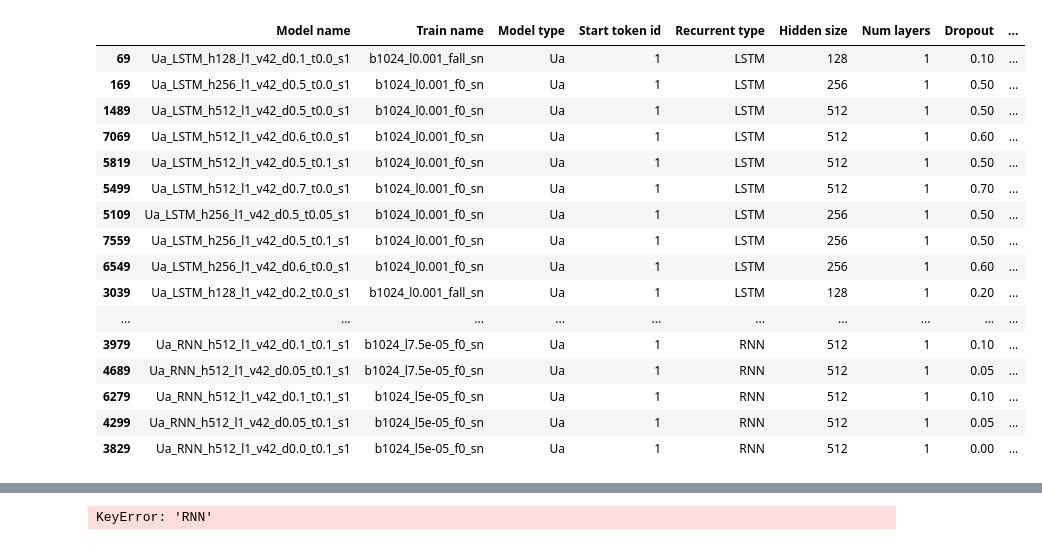
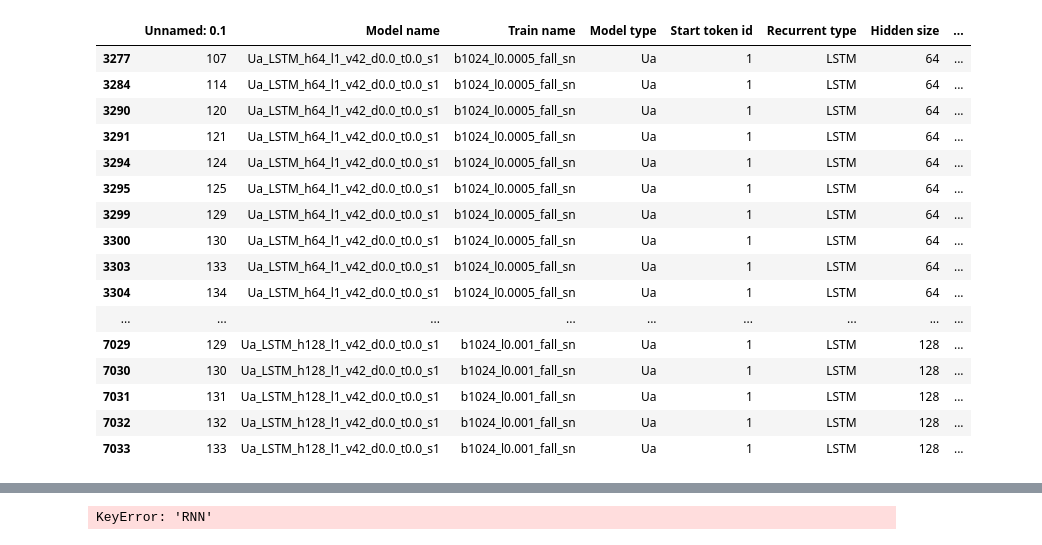
Before and after one commit to danieldager/swp-model, a Jupyter notebook: notebooks/grid_search.ipynb, the cells around one changed output, grey strips where cells are left out. Cells and saved outputs as stored; diff of their text form; code cells hidden in the pictures.

Commit message:
working test data

```diff
--- a/notebooks/grid_search.ipynb
+++ b/notebooks/grid_search.ipynb
@@ -45,8 +26,8 @@ grid_search_aggregate()
 
 # Load the results with pandas
 results = pd.read_csv('../results/gridsearch/aggregated_training.csv')
-results = results.sort_values(by='Train errors')
-results = results[results["Epoch"] == 70]
+results = results[results["Train errors"] == 0]
+# results = results[results["Epoch"] == 70]
 # results
 
 # Get the ranges for all of the hyperparameters
@@ -93,31 +74,31 @@ results = results[results["Epoch"] == 70]
 # )
 # plt.show()
 
-lstms = results[results['Recurrent type'] == 'LSTM']
-lstms = lstms[lstms["Learning rate"] == 0.001]
-sns.catplot(
-    data=lstms,
-    y='Valid loss',
-    x="Dropout",
-    col="Hidden size",
-    row="Learning rate",
-    hue="Tf ratio",
-    kind='bar',
-    height=4,
-    aspect=2
-)
-plt.show()
-sns.catplot(
-    data=lstms,
-    y='Valid errors',
-    x="Dropout",
-    col="Hidden size",
-    row="Learning rate",
-    hue="Tf ratio",
-    kind='bar',
-    height=4,
-    aspect=2
-)
-plt.show()
+# lstms = results[results['Recurrent type'] == 'LSTM']
+# lstms = lstms[lstms["Learning rate"] == 0.001]
+# sns.catplot(
+#     data=lstms,
+#     y='Valid loss',
+#     x="Dropout",
+#     col="Hidden size",
+#     row="Learning rate",
+#     hue="Tf ratio",
+#     kind='bar',
+#     height=4,
+#     aspect=2
+# )
+# plt.show()
+# sns.catplot(
+#     data=lstms,
+#     y='Valid errors',
+#     x="Dropout",
+#     col="Hidden size",
+#     row="Learning rate",
+#     hue="Tf ratio",
+#     kind='bar',
+#     height=4,
+#     aspect=2
+# )
+# plt.show()
 results
 # %% [output]
@@ -126,17 +105,17 @@ results
-|  | Model name | Train name | Model type | Start token id | Recurrent type | Hidden size | Num layers | Dropout | ... |
-| 69 | Ua_LSTM_h128_l1_v42_d0.1_t0.0_s1 | b1024_l0.001_fall_sn | Ua | 1 | LSTM | 128 | 1 | 0.10 | ... |
-| 169 | Ua_LSTM_h256_l1_v42_d0.5_t0.0_s1 | b1024_l0.001_f0_sn | Ua | 1 | LSTM | 256 | 1 | 0.50 | ... |
-| 1489 | Ua_LSTM_h512_l1_v42_d0.5_t0.0_s1 | b1024_l0.001_f0_sn | Ua | 1 | LSTM | 512 | 1 | 0.50 | ... |
-| 7069 | Ua_LSTM_h512_l1_v42_d0.6_t0.0_s1 | b1024_l0.001_f0_sn | Ua | 1 | LSTM | 512 | 1 | 0.60 | ... |
-| 5819 | Ua_LSTM_h512_l1_v42_d0.5_t0.1_s1 | b1024_l0.001_f0_sn | Ua | 1 | LSTM | 512 | 1 | 0.50 | ... |
-| 5499 | Ua_LSTM_h512_l1_v42_d0.7_t0.0_s1 | b1024_l0.001_f0_sn | Ua | 1 | LSTM | 512 | 1 | 0.70 | ... |
-| 5109 | Ua_LSTM_h256_l1_v42_d0.5_t0.05_s1 | b1024_l0.001_f0_sn | Ua | 1 | LSTM | 256 | 1 | 0.50 | ... |
-| 7559 | Ua_LSTM_h256_l1_v42_d0.5_t0.1_s1 | b1024_l0.001_f0_sn | Ua | 1 | LSTM | 256 | 1 | 0.50 | ... |
-| 6549 | Ua_LSTM_h256_l1_v42_d0.6_t0.0_s1 | b1024_l0.001_f0_sn | Ua | 1 | LSTM | 256 | 1 | 0.60 | ... |
-| 3039 | Ua_LSTM_h128_l1_v42_d0.2_t0.0_s1 | b1024_l0.001_fall_sn | Ua | 1 | LSTM | 128 | 1 | 0.20 | ... |
-| ... | ... | ... | ... | ... | ... | ... | ... | ... | ... |
-| 3979 | Ua_RNN_h512_l1_v42_d0.1_t0.1_s1 | b1024_l7.5e-05_f0_sn | Ua | 1 | RNN | 512 | 1 | 0.10 | ... |
-| 4689 | Ua_RNN_h512_l1_v42_d0.05_t0.1_s1 | b1024_l7.5e-05_f0_sn | Ua | 1 | RNN | 512 | 1 | 0.05 | ... |
-| 6279 | Ua_RNN_h512_l1_v42_d0.1_t0.1_s1 | b1024_l5e-05_f0_sn | Ua | 1 | RNN | 512 | 1 | 0.10 | ... |
-| 4299 | Ua_RNN_h512_l1_v42_d0.05_t0.1_s1 | b1024_l5e-05_f0_sn | Ua | 1 | RNN | 512 | 1 | 0.05 | ... |
-| 3829 | Ua_RNN_h512_l1_v42_d0.0_t0.1_s1 | b1024_l5e-05_f0_sn | Ua | 1 | RNN | 512 | 1 | 0.00 | ... |
+|  | Unnamed: 0.1 | Model name | Train name | Model type | Start token id | Recurrent type | Hidden size | ... |
+| 3277 | 107 | Ua_LSTM_h64_l1_v42_d0.0_t0.0_s1 | b1024_l0.0005_fall_sn | Ua | 1 | LSTM | 64 | ... |
+| 3284 | 114 | Ua_LSTM_h64_l1_v42_d0.0_t0.0_s1 | b1024_l0.0005_fall_sn | Ua | 1 | LSTM | 64 | ... |
+| 3290 | 120 | Ua_LSTM_h64_l1_v42_d0.0_t0.0_s1 | b1024_l0.0005_fall_sn | Ua | 1 | LSTM | 64 | ... |
+| 3291 | 121 | Ua_LSTM_h64_l1_v42_d0.0_t0.0_s1 | b1024_l0.0005_fall_sn | Ua | 1 | LSTM | 64 | ... |
+| 3294 | 124 | Ua_LSTM_h64_l1_v42_d0.0_t0.0_s1 | b1024_l0.0005_fall_sn | Ua | 1 | LSTM | 64 | ... |
+| 3295 | 125 | Ua_LSTM_h64_l1_v42_d0.0_t0.0_s1 | b1024_l0.0005_fall_sn | Ua | 1 | LSTM | 64 | ... |
+| 3299 | 129 | Ua_LSTM_h64_l1_v42_d0.0_t0.0_s1 | b1024_l0.0005_fall_sn | Ua | 1 | LSTM | 64 | ... |
+| 3300 | 130 | Ua_LSTM_h64_l1_v42_d0.0_t0.0_s1 | b1024_l0.0005_fall_sn | Ua | 1 | LSTM | 64 | ... |
+| 3303 | 133 | Ua_LSTM_h64_l1_v42_d0.0_t0.0_s1 | b1024_l0.0005_fall_sn | Ua | 1 | LSTM | 64 | ... |
+| 3304 | 134 | Ua_LSTM_h64_l1_v42_d0.0_t0.0_s1 | b1024_l0.0005_fall_sn | Ua | 1 | LSTM | 64 | ... |
+| ... | ... | ... | ... | ... | ... | ... | ... | ... |
+| 7029 | 129 | Ua_LSTM_h128_l1_v42_d0.0_t0.0_s1 | b1024_l0.001_fall_sn | Ua | 1 | LSTM | 128 | ... |
+| 7030 | 130 | Ua_LSTM_h128_l1_v42_d0.0_t0.0_s1 | b1024_l0.001_fall_sn | Ua | 1 | LSTM | 128 | ... |
+| 7031 | 131 | Ua_LSTM_h128_l1_v42_d0.0_t0.0_s1 | b1024_l0.001_fall_sn | Ua | 1 | LSTM | 128 | ... |
+| 7032 | 132 | Ua_LSTM_h128_l1_v42_d0.0_t0.0_s1 | b1024_l0.001_fall_sn | Ua | 1 | LSTM | 128 | ... |
+| 7033 | 133 | Ua_LSTM_h128_l1_v42_d0.0_t0.0_s1 | b1024_l0.001_fall_sn | Ua | 1 | LSTM | 128 | ... |
```
Also changed, not shown: parts of 2 cells of this notebook, 5 other files.
